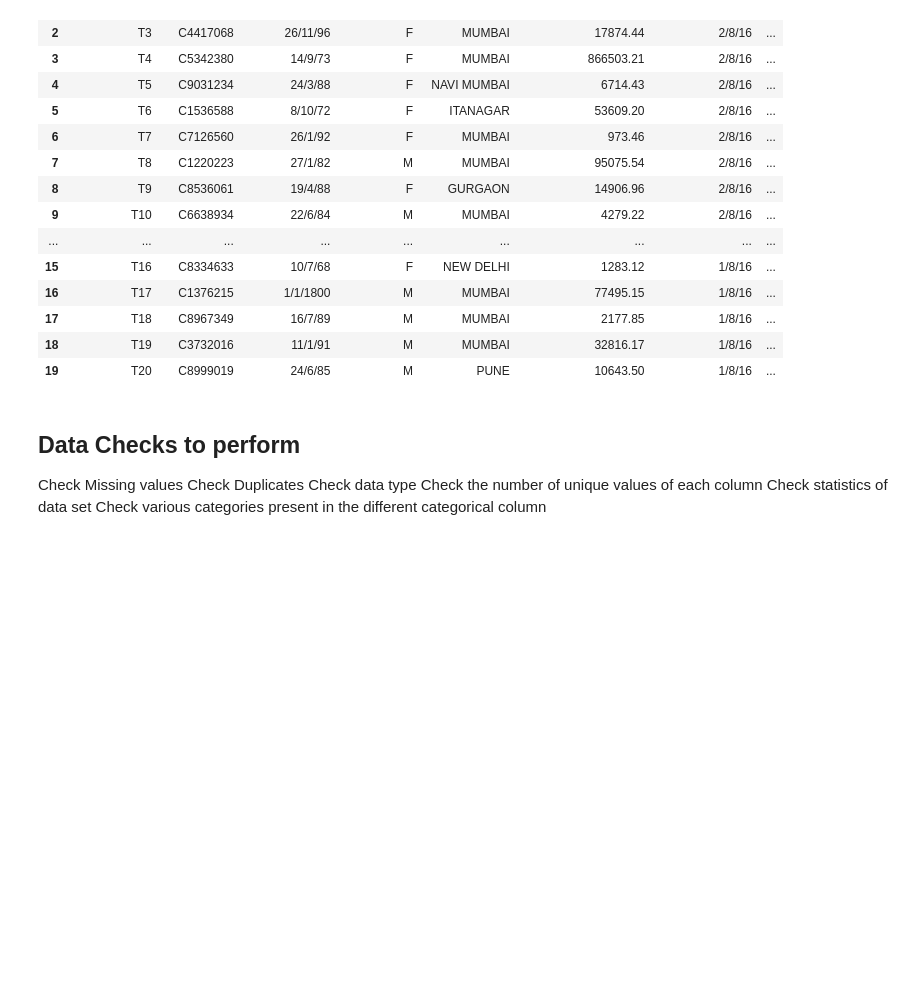
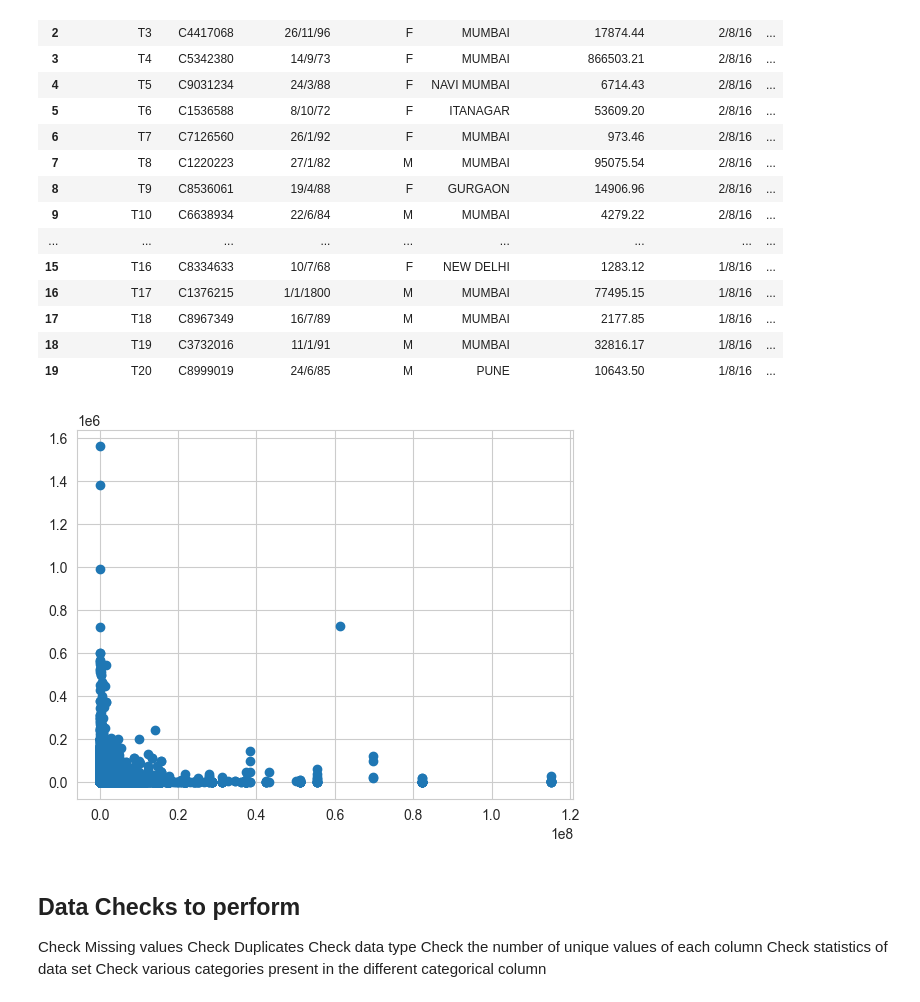
Before and after one commit to vishwasg217/Customer-Segmentation, a Jupyter notebook: notebook/EDA.ipynb, the cells around one changed output. Cells and saved outputs as stored; diff of their text form; code cells hidden in the pictures; blank space fills up the shorter version.

Commit message:
data visualization

```diff
--- a/notebook/EDA.ipynb
+++ b/notebook/EDA.ipynb
@@ -54,6 +54,11 @@ df.head(20)
 | 17 | T18 | C8967349 | 16/7/89 | M | MUMBAI | 2177.85 | 1/8/16 | ... |
 | 18 | T19 | C3732016 | 11/1/91 | M | MUMBAI | 32816.17 | 1/8/16 | ... |
 | 19 | T20 | C8999019 | 24/6/85 | M | PUNE | 10643.50 | 1/8/16 | ... |
+# %%
+plt.scatter(df['CustAccountBalance'], df['TransactionAmount (INR)'])
+plt.show()
+# %% [output]
+[figure, added]
 # %% [markdown]
 ## Data Checks to perform
 Check Missing values
```
Also changed, not shown: parts of 29 cells of this notebook, 5 other files.
